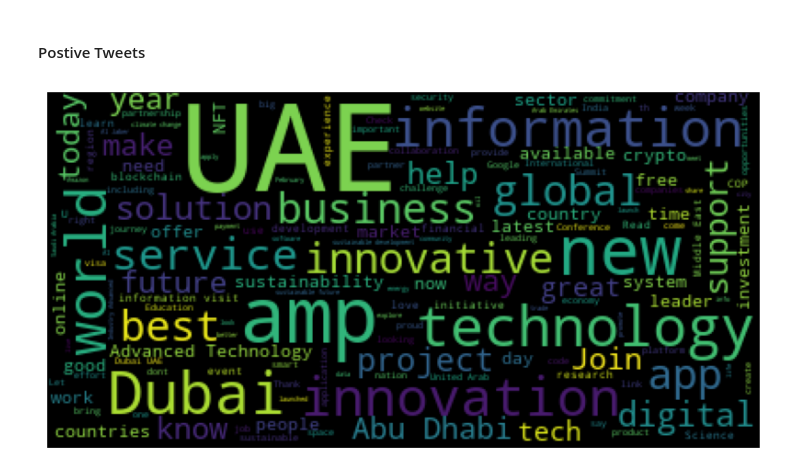
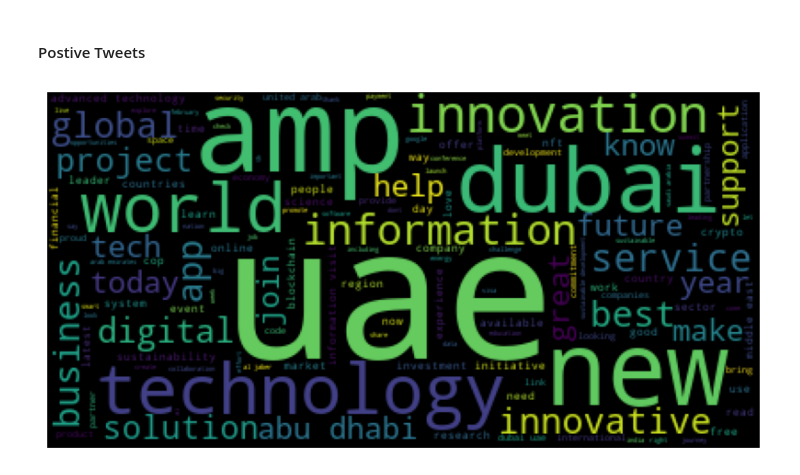
Before and after one commit to psychoanalyzing-twitter/sentiment-analysis, a Jupyter notebook: cw-1.ipynb, the cells around one changed output. Cells and saved outputs as stored; diff of their text form; code cells hidden in the pictures.

Commit message:
added some graphs

```diff
--- a/cw-1.ipynb
+++ b/cw-1.ipynb
@@ -398,6 +398,6 @@ def nonenglish(tweet):
 
 
 updated_dataset['Cleaned Text'] = updated_dataset['Cleaned Text'].apply(
-    lambda tweet: nonenglish(tweet))
+    lambda tweet: nonenglish(tweet).lower())
 updated_dataset['Cleaned Text'].head()
 # %% [output]
@@ -462,6 +461,6 @@ Name: Cleaned Text, dtype: object
 # %%
 def removeb(tweet):
-    if tweet[1] == 'R':
+    if tweet[:3] == 'brt':
         return tweet[3:]
     else:
         return tweet[1:]
@@ -1177,13 +1183,13 @@ As mentioned previously in the data labelling section, there are almost equal nu
 # %%
 from wordcloud import WordCloud
 
-positive_tweets = updated_dataset['Cleaned Text'][updated_dataset['TextBlob Sentiment']=='Positive']
-positives = ' '.join(tweet for tweet in positive_tweets)
+positive = updated_dataset[updated_dataset['TextBlob Sentiment']=='Positive']
+positives = ' '.join(tweet for tweet in positive['Cleaned Text'])
 wordcloud_pos = WordCloud().generate(positives)
 
 plt.figure(figsize=(10, 7))
-plt.imshow(wordcloud_pos)#interpolation="bilinear")
+plt.imshow(wordcloud_pos)
 plt.axis('off')
 plt.show()
 # %% [output]
-[figure, old version]
+[figure, new version]
```
Also changed, not shown: parts of 23 cells of this notebook.
